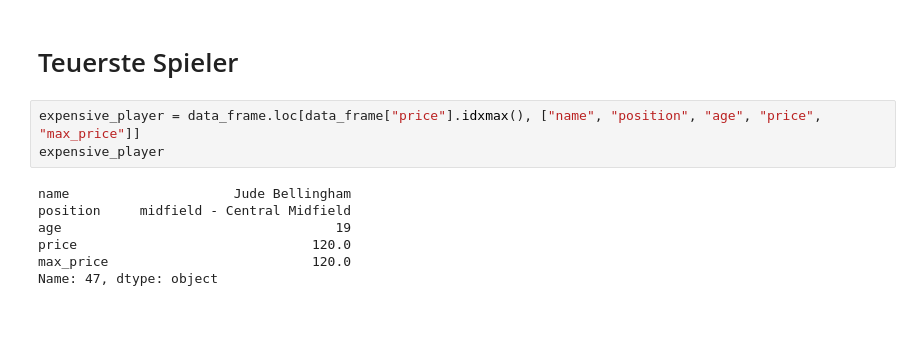
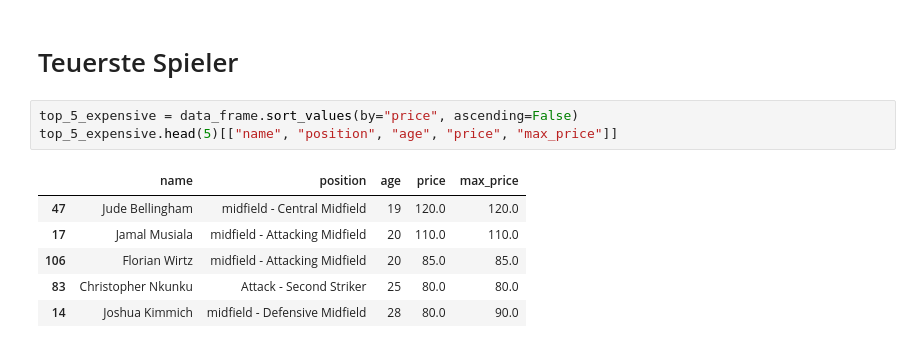
Before and after one commit to PatrikBartos/First-Pandas-Projekt, a Jupyter notebook: notebooks/main.ipynb, the cells around one changed output. Cells and saved outputs as stored; diff of their text form; blank space fills up the shorter version.

```diff
--- a/notebooks/main.ipynb
+++ b/notebooks/main.ipynb
@@ -552,12 +553,12 @@ only_outliers_goalkeeper.sort_values(by="price", ascending=False)
 # %% [markdown]
 # Teuerste Spieler
 # %%
-expensive_player = data_frame.loc[data_frame["price"].idxmax(), ["name", "position", "age", "price", "max_price"]]
-expensive_player
+top_5_expensive = data_frame.sort_values(by="price", ascending=False)
+top_5_expensive.head(5)[["name", "position", "age", "price", "max_price"]]
 # %% [output]
-name                     Jude Bellingham
-position     midfield - Central Midfield
-age                                   19
-price                              120.0
-max_price                          120.0
-Name: 47, dtype: object
+|  | name | position | age | price | max_price |
+| 47 | Jude Bellingham | midfield - Central Midfield | 19 | 120.0 | 120.0 |
+| 17 | Jamal Musiala | midfield - Attacking Midfield | 20 | 110.0 | 110.0 |
+| 106 | Florian Wirtz | midfield - Attacking Midfield | 20 | 85.0 | 85.0 |
+| 83 | Christopher Nkunku | Attack - Second Striker | 25 | 80.0 | 80.0 |
+| 14 | Joshua Kimmich | midfield - Defensive Midfield | 28 | 80.0 | 90.0 |
```
Also changed, not shown: parts of 8 cells of this notebook.
